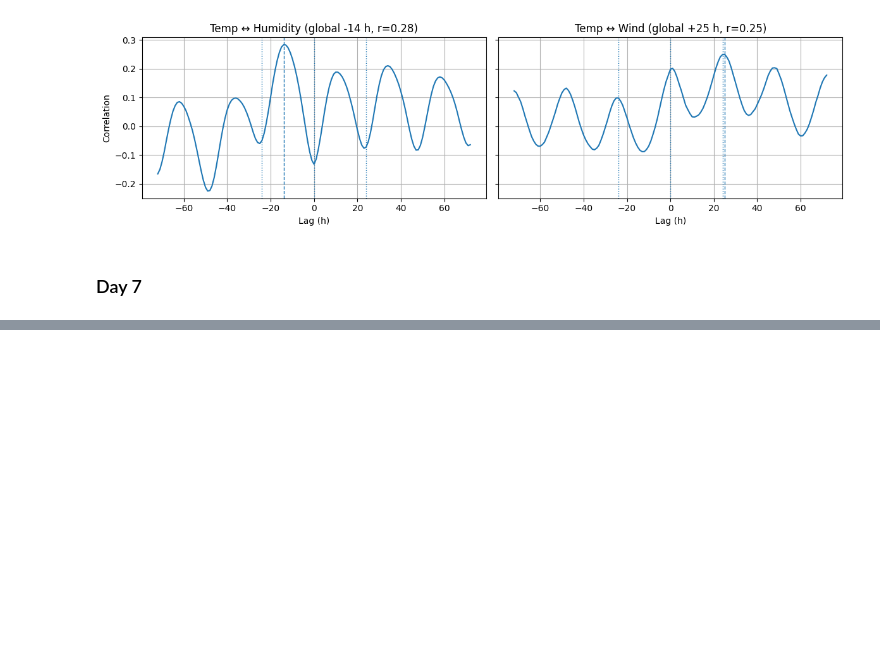
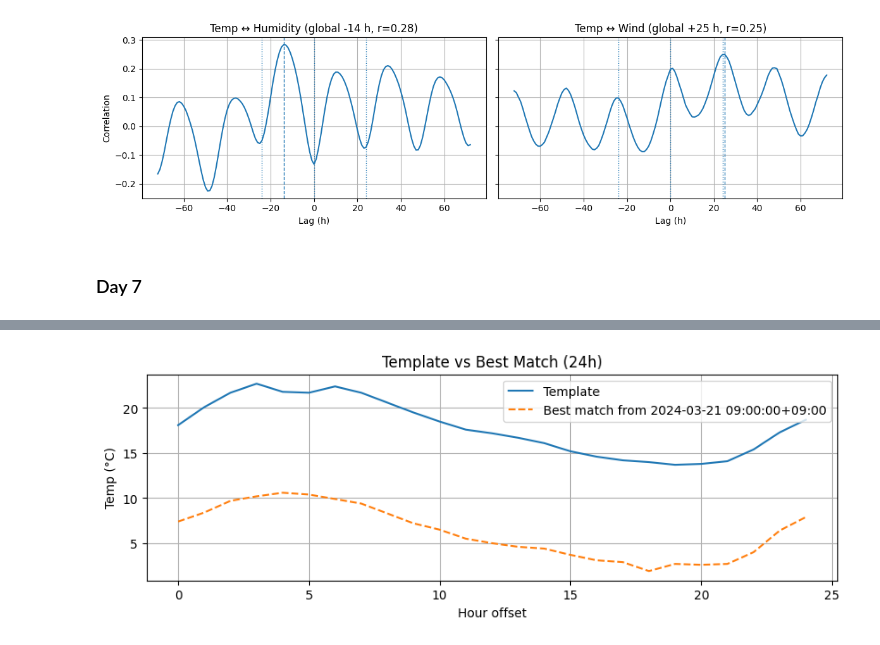
Before and after one commit to infamousperi/GBSV_MC, a Jupyter notebook: MC1/Correlation.ipynb, the cells around one changed output, grey strips where cells are left out. Drawn from its saved outputs; the diff is of its cells as text; code cells hidden in the pictures; blank space fills up the shorter version.

```diff
--- a/MC1/Correlation.ipynb
+++ b/MC1/Correlation.ipynb
@@ -266,0 +308,11 @@ if n:
+# %%
+best_t = HITS.index[0]
+CAND = df['temp'].loc[best_t:best_t+pd.Timedelta(hours=len(TEMPLATE)-1)].asfreq('1h')
+ax = TEMPLATE.reset_index(drop=True).plot(label='Template', figsize=(10,3))
+CAND.reset_index(drop=True).plot(ax=ax, style='--', label=f'Best match from {best_t}')
+ax.set_title("Template vs Best Match (24h)")
+ax.set_xlabel("Hour offset"); ax.set_ylabel("Temp (°C)")
+ax.legend()
+plt.show()
+# %% [output]
+[figure, added]
```
Also changed, not shown: parts of 4 cells of this notebook.
